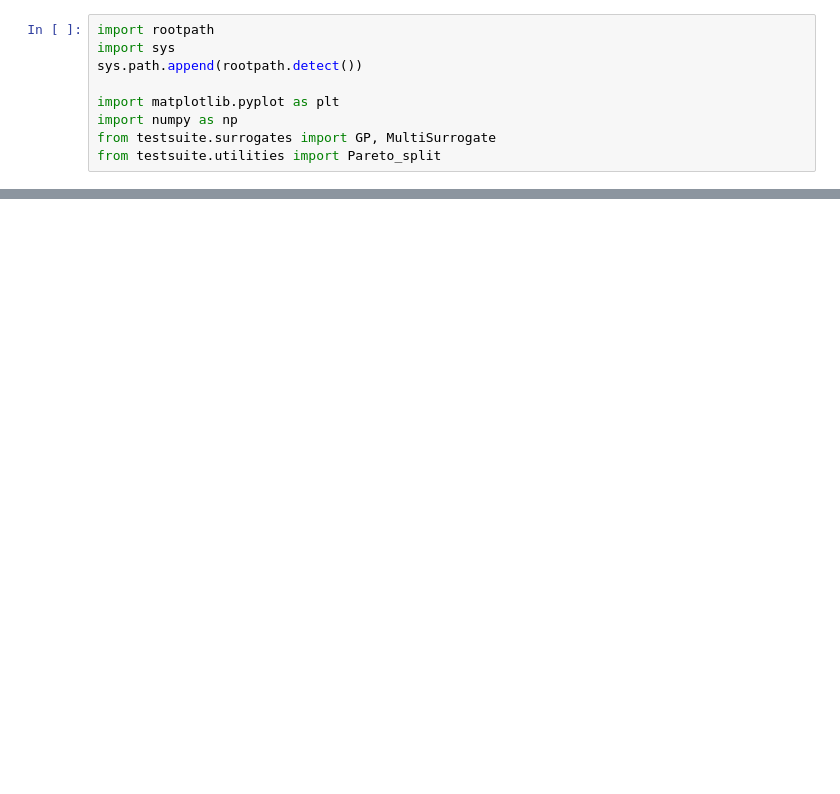
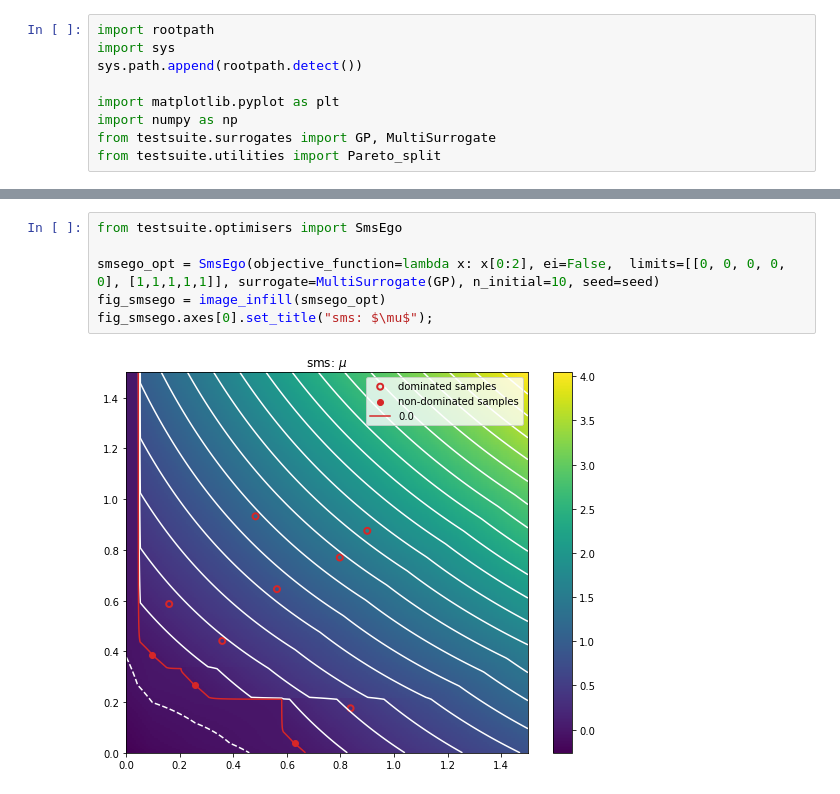
Before and after one commit to FinleyGibson/SAF_EMO, a Jupyter notebook: analytics/algorithm_analysis/image_scalarised_infils.ipynb, the cells around one changed output, grey strips where cells are left out. Cells and saved outputs as stored; diff of their text form; blank space fills up the shorter version.

```diff
--- a/analytics/algorithm_analysis/image_scalarised_infils.ipynb
+++ b/analytics/algorithm_analysis/image_scalarised_infils.ipynb
@@ -132,0 +67,8 @@ IndexError: too many indices for array
+# %%
+from testsuite.optimisers import SmsEgo
+
+smsego_opt = SmsEgo(objective_function=lambda x: x[0:2], ei=False,  limits=[[0, 0, 0, 0, 0], [1,1,1,1,1]], surrogate=MultiSurrogate(GP), n_initial=10, seed=seed)
+fig_smsego = image_infill(smsego_opt)
+fig_smsego.axes[0].set_title("sms: $\mu$");
+# %% [output]
+[figure, added]
```
Also changed, not shown: parts of 13 cells of this notebook, 2 other files.
